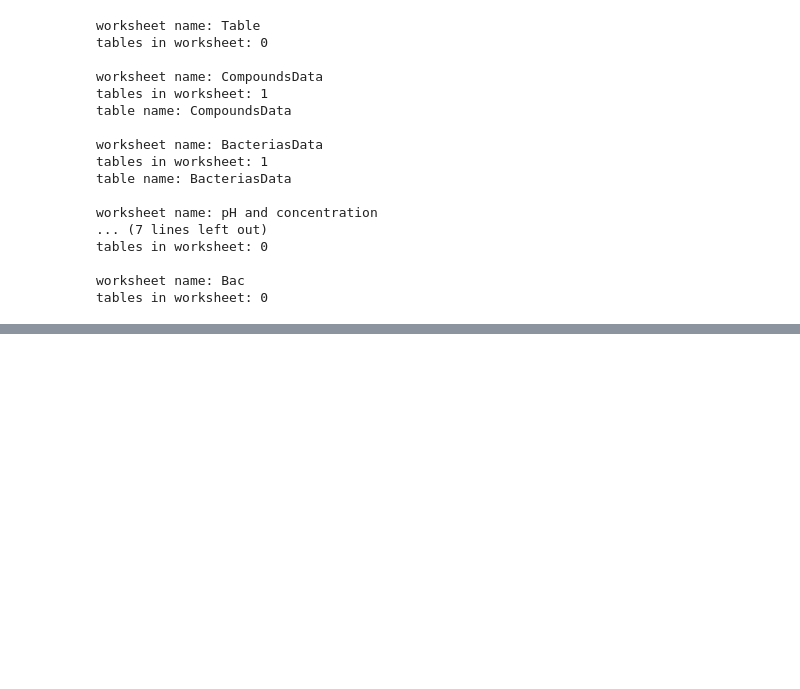
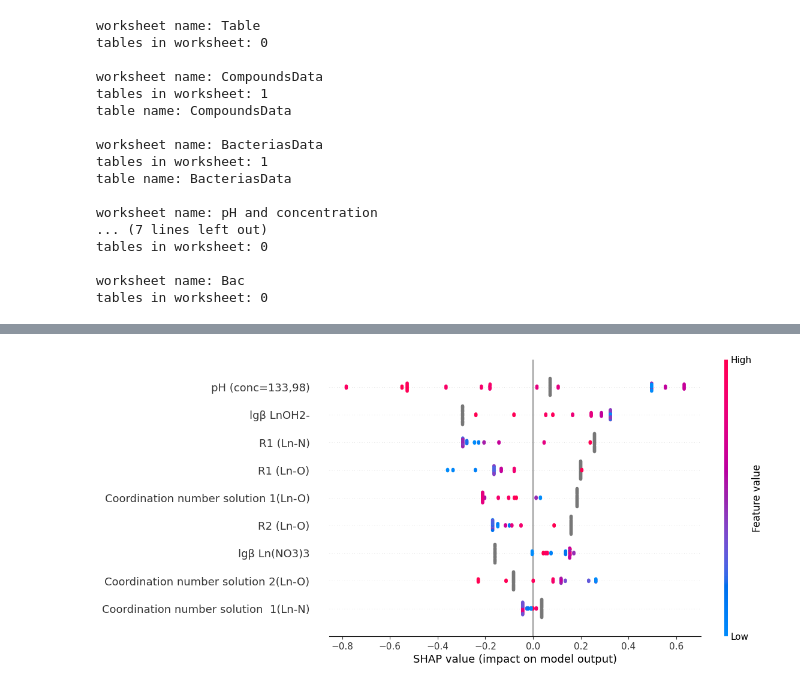
Before and after one commit to Kumokage/ChemML, a Jupyter notebook: notebooks/AntiBio/Antibio.ipynb, the cells around one changed output, grey strips where cells are left out. Drawn from its saved outputs; the diff is of its cells as text; code cells hidden in the pictures; blank space fills up the shorter version.

```diff
--- a/notebooks/AntiBio/Antibio.ipynb
+++ b/notebooks/AntiBio/Antibio.ipynb
@@ -107,7 +104,7 @@ Index(['REE', 'Bacteria', 'Is salt', 'Stunting diameter', 'Ionic radii',
        'Well layers', 'Well composition'],
       dtype='object')
 # %%
-df = df.drop(['REE', 'Bacteria', 'Name', 'Electronic structure RE3+', 'Price', 'Name'], axis=1)
+df = df.drop(['REE', 'Bacteria', 'Name', 'Electronic structure RE3+', 'Price', 'Name', 'Crystal structure type', 'Crystal structure type (literat.)'], axis=1)
 # %%
 df.info(verbose=True)
 # %% [output]
@@ -130,0 +128,13 @@ memory usage: 107.3+ KB
+# %%
+X_salts = df[df['Salt/Solution'] == 1][['Ionic radii', '1st Ionization energy', '2nd Ionization energy', '3rd Ionization energy',
+                                        '4th Ionization energy', '(salt)  d1-1H2O', '(salt)  d1-2H2O', '(salt)  d1-3H2O', '(salt) d1-4H2O',
+                                        '(salt)  d1-5H2O', '(salt) d1-1NO3', '(salt) d1-2NO3', '(salt) d1-3NO3', '(salt) d1-4NO3',
+                                        '(salt) d1-5NO3', '(salt) d1-6NO3', '(salt) d1', '(salt) d2-1NO3', '(salt) d2-2NO3', '(salt) d2-3NO3',
+                                        '(salt) d3-1H2O', '(salt) d3-2H2O', 'Coordination number (solid) Ln-O', 'Coordination number (solid) Ln-N',
+                                        'x', 'n', 'Electronegativity, Oganov', 'Electronegativity, Malliken', 'Electronegativity, Poland',
+                                        'Electronegativity, Allred-Rochow'] + crystal_structure_names]
+y_salts = df[df['Salt/Solution'] == 1]['Stunting diameter']
+X_solutions = df[df['Salt/Solution'] == 0][['R1 (Ln-O)', 'R1 (Ln-N)', 'R2 (Ln-O)', 'Coordination number solution 1(Ln-O)',
+                                            'Coordination number solution  1(Ln-N)', 'Coordination number solution 2(Ln-O)', 'pH (conc=133,98)',
+                                            'lgβ Ln(NO3)3', 'lgβ LnOH2-']]
+y_solutions = df[df['Salt/Solution'] == 0]['Stunting diameter']
@@ -130,0 +195,2 @@ memory usage: 107.3+ KB
+# %%
+xgb_solutions, score_solutions = learn_xgboost(X_solutions, y_solutions)
@@ -130,0 +210,5 @@ memory usage: 107.3+ KB
+# %%
+
+explain(xgb_solutions, X_solutions, 'solutions_all_data', True, True)
+# %% [output]
+[figure, added]
```
Also changed, not shown: parts of 12 cells of this notebook, 3 other files.
